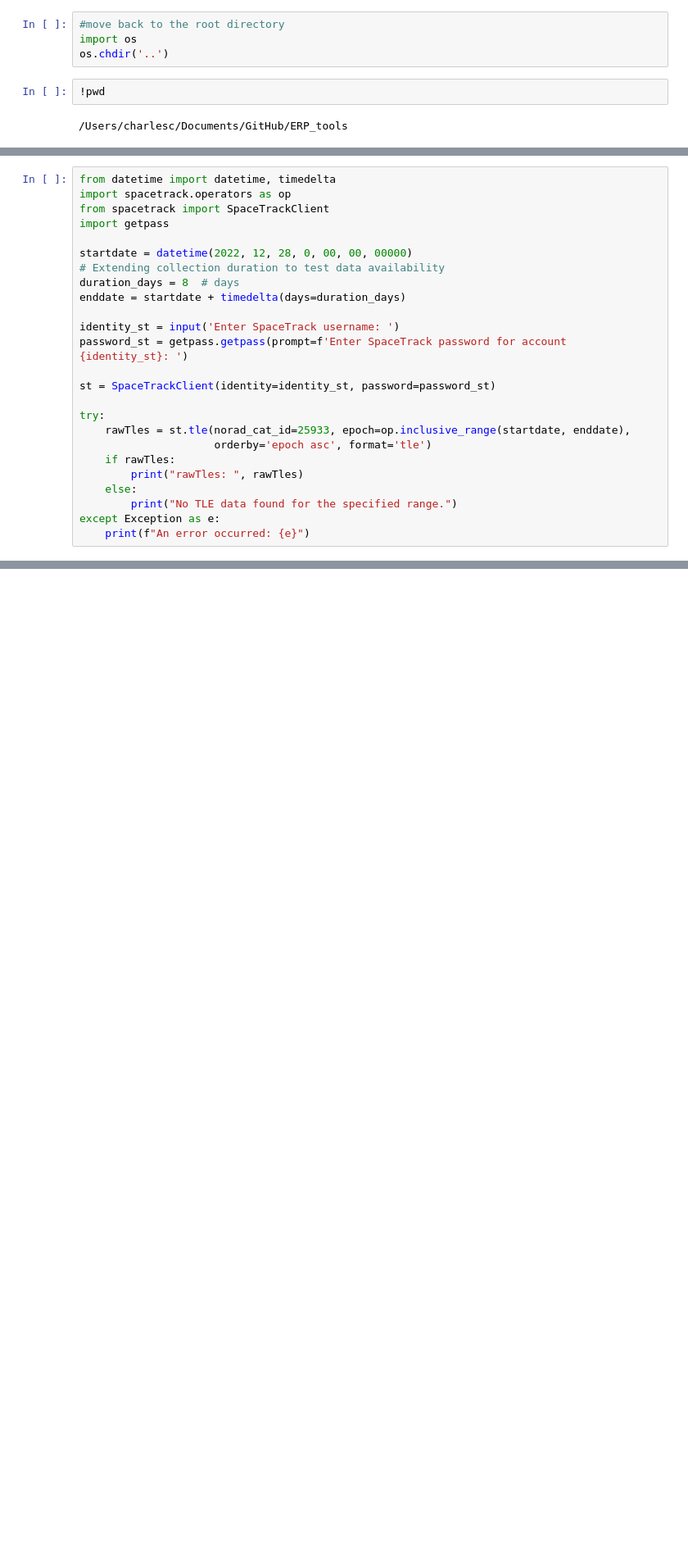
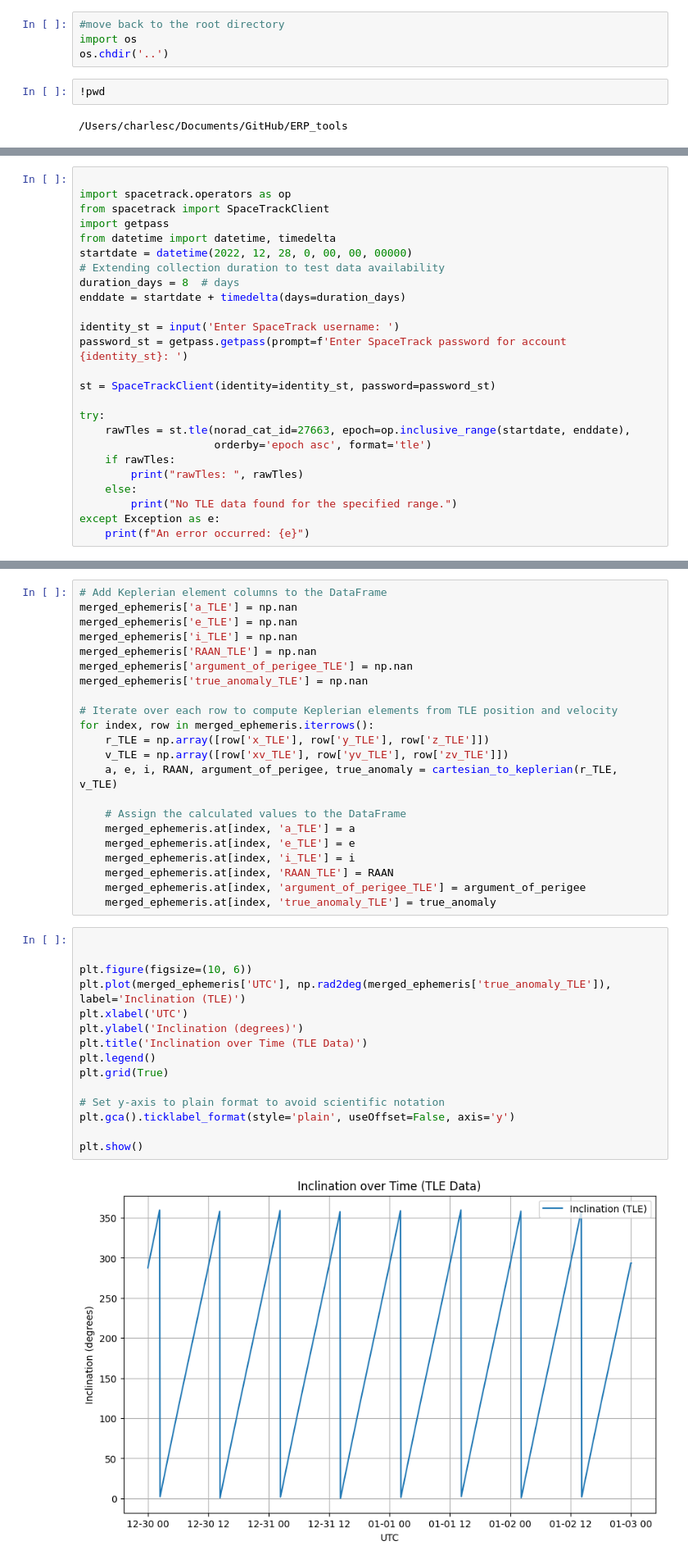
Before and after one commit to CharlesPlusC/ERP_tools, a Jupyter notebook: notebooks/GPSsp3_vs_TLE.ipynb, the cells around one changed output, grey strips where cells are left out. Shown at 82% size. Saved outputs shown, nothing was run; the diff lists cells and outputs as text; blank space fills up the shorter version.

```diff
--- a/notebooks/GPSsp3_vs_TLE.ipynb
+++ b/notebooks/GPSsp3_vs_TLE.ipynb
@@ -273,9 +52,9 @@ navstar_46_ephem
 # %%
-from datetime import datetime, timedelta
+
 import spacetrack.operators as op
 from spacetrack import SpaceTrackClient
 import getpass
-
+from datetime import datetime, timedelta
 startdate = datetime(2022, 12, 28, 0, 00, 00, 00000)
 # Extending collection duration to test data availability
 duration_days = 8  # days
@@ -287,7 +66,7 @@ password_st = getpass.getpass(prompt=f'Enter SpaceTrack password for account {id
 st = SpaceTrackClient(identity=identity_st, password=password_st)
 
 try:
-    rawTles = st.tle(norad_cat_id=25933, epoch=op.inclusive_range(startdate, enddate),
+    rawTles = st.tle(norad_cat_id=27663, epoch=op.inclusive_range(startdate, enddate),
                      orderby='epoch asc', format='tle')
     if rawTles:
         print("rawTles: ", rawTles)
@@ -367,0 +627,39 @@ NameError: name 'navstar46TLE_eph' is not defined
+# %%
+# Add Keplerian element columns to the DataFrame
+merged_ephemeris['a_TLE'] = np.nan
+merged_ephemeris['e_TLE'] = np.nan
+merged_ephemeris['i_TLE'] = np.nan
+merged_ephemeris['RAAN_TLE'] = np.nan
+merged_ephemeris['argument_of_perigee_TLE'] = np.nan
+merged_ephemeris['true_anomaly_TLE'] = np.nan
+
+# Iterate over each row to compute Keplerian elements from TLE position and velocity
+for index, row in merged_ephemeris.iterrows():
+    r_TLE = np.array([row['x_TLE'], row['y_TLE'], row['z_TLE']])
+    v_TLE = np.array([row['xv_TLE'], row['yv_TLE'], row['zv_TLE']])
+    a, e, i, RAAN, argument_of_perigee, true_anomaly = cartesian_to_keplerian(r_TLE, v_TLE)
+
+    # Assign the calculated values to the DataFrame
+    merged_ephemeris.at[index, 'a_TLE'] = a
+    merged_ephemeris.at[index, 'e_TLE'] = e
+    merged_ephemeris.at[index, 'i_TLE'] = i
+    merged_ephemeris.at[index, 'RAAN_TLE'] = RAAN
+    merged_ephemeris.at[index, 'argument_of_perigee_TLE'] = argument_of_perigee
+    merged_ephemeris.at[index, 'true_anomaly_TLE'] = true_anomaly
+# %%
+
+
+plt.figure(figsize=(10, 6))
+plt.plot(merged_ephemeris['UTC'], np.rad2deg(merged_ephemeris['true_anomaly_TLE']), label='Inclination (TLE)')
+plt.xlabel('UTC')
+plt.ylabel('Inclination (degrees)')
+plt.title('Inclination over Time (TLE Data)')
+plt.legend()
+plt.grid(True)
+
+# Set y-axis to plain format to avoid scientific notation
+plt.gca().ticklabel_format(style='plain', useOffset=False, axis='y')
+
+plt.show()
+# %% [output]
+[figure, added]
```
Also changed, not shown: parts of 22 cells of this notebook, 19 other files.
